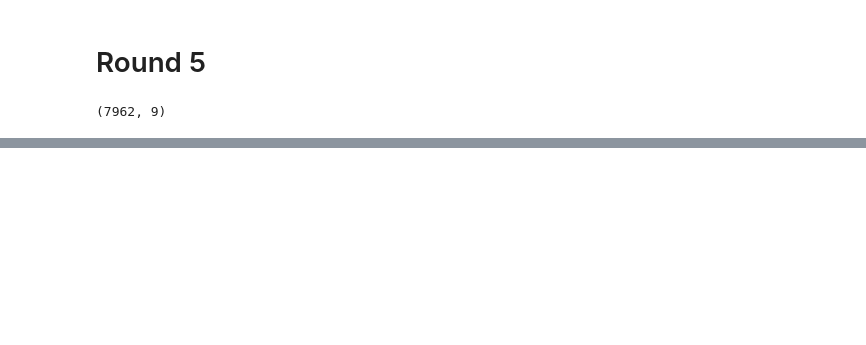
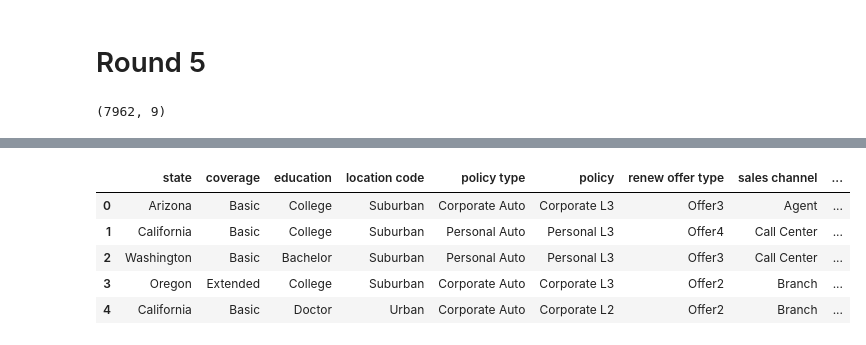
Before and after one commit to zaq9394/lab-customer-analysis-round-2, a Jupyter notebook: files_for_lab/csv_files/Round 2-7.ipynb, the cells around one changed output, grey strips where cells are left out. Saved outputs shown, nothing was run; the diff lists cells and outputs as text; code cells hidden in the pictures; blank space fills up the shorter version.

```diff
--- a/files_for_lab/csv_files/Round 2-7.ipynb
+++ b/files_for_lab/csv_files/Round 2-7.ipynb
@@ -487,0 +500,11 @@ data_new.head()
+# %%
+x_cat=x_cat.drop(['customer','response','marital status','employmentstatus','gender','vehicle size'],axis=1)
+# %%
+x_cat.head()
+# %% [output]
+|  | state | coverage | education | location code | policy type | policy | renew offer type | sales channel | ... |
+| 0 | Arizona | Basic | College | Suburban | Corporate Auto | Corporate L3 | Offer3 | Agent | ... |
+| 1 | California | Basic | College | Suburban | Personal Auto | Personal L3 | Offer4 | Call Center | ... |
+| 2 | Washington | Basic | Bachelor | Suburban | Personal Auto | Personal L3 | Offer3 | Call Center | ... |
+| 3 | Oregon | Extended | College | Suburban | Corporate Auto | Corporate L3 | Offer2 | Branch | ... |
+| 4 | California | Basic | Doctor | Urban | Corporate Auto | Corporate L2 | Offer2 | Branch | ... |
```
Also changed, not shown: parts of 43 cells of this notebook.
